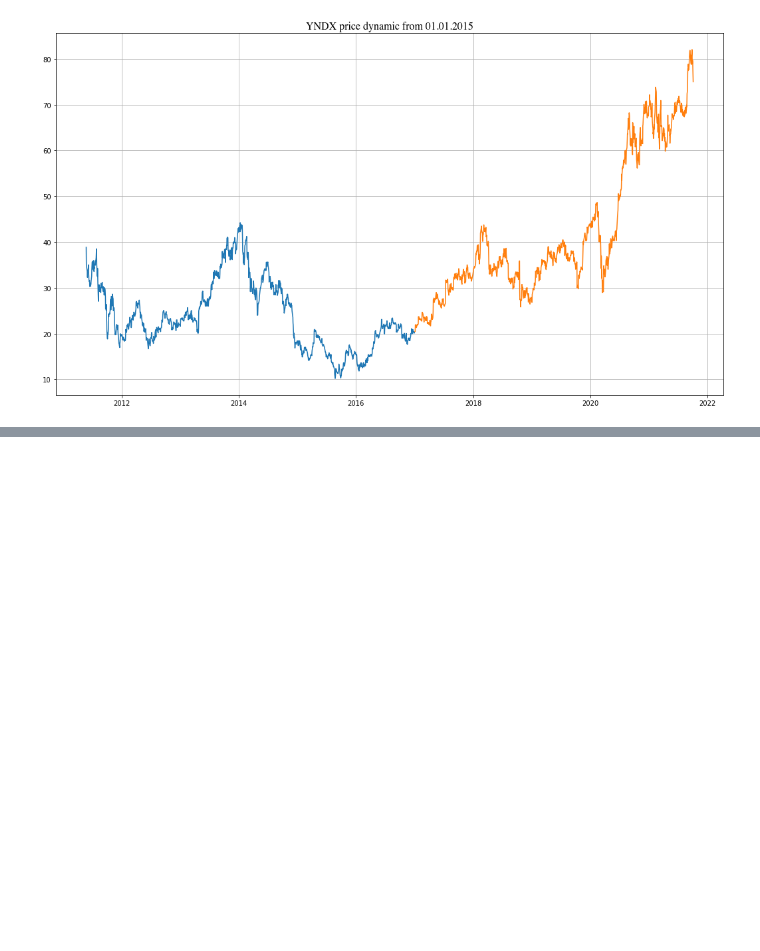
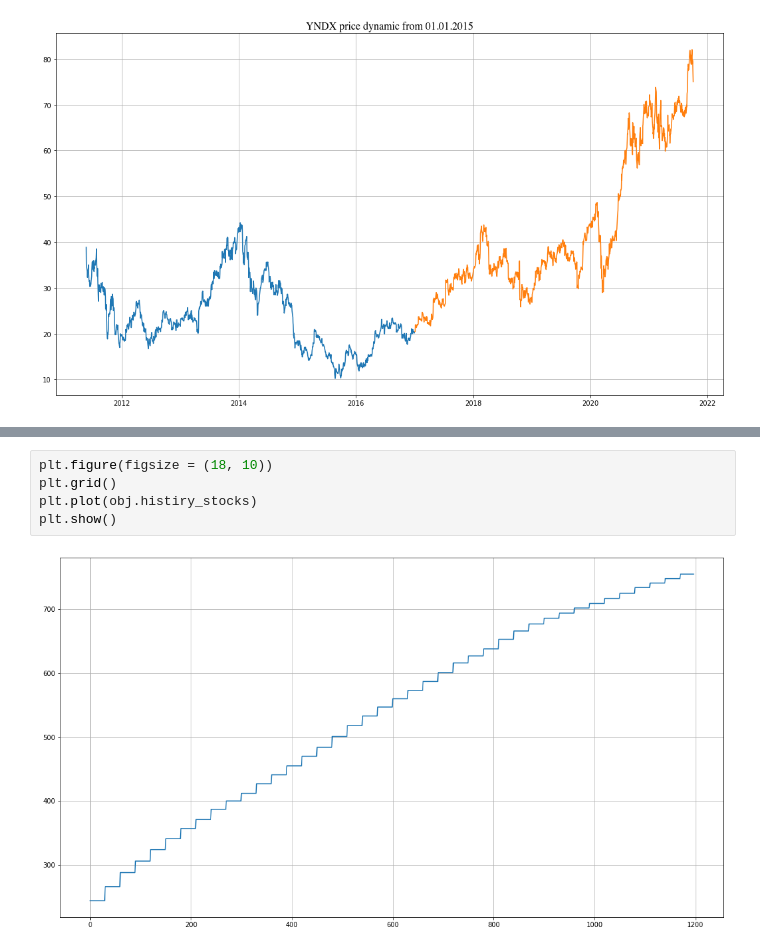
Before and after one commit to HSE-Master-MLHS-stock-price-prediction/Stock_price_prediction, a Jupyter notebook: Backtesting/Simple_YNDX_backtesting.ipynb, the cells around one changed output, grey strips where cells are left out. Saved outputs shown, nothing was run; the diff lists cells and outputs as text; blank space fills up the shorter version.

```diff
--- a/Backtesting/Simple_YNDX_backtesting.ipynb
+++ b/Backtesting/Simple_YNDX_backtesting.ipynb
@@ -117,0 +42,7 @@ class SimplePortfolioExperiment:
+# %%
+plt.figure(figsize = (18, 10))
+plt.grid()
+plt.plot(obj.histiry_stocks)
+plt.show()
+# %% [output]
+[figure, added]
```
Also changed, not shown: parts of 6 cells of this notebook, 1 other file.
